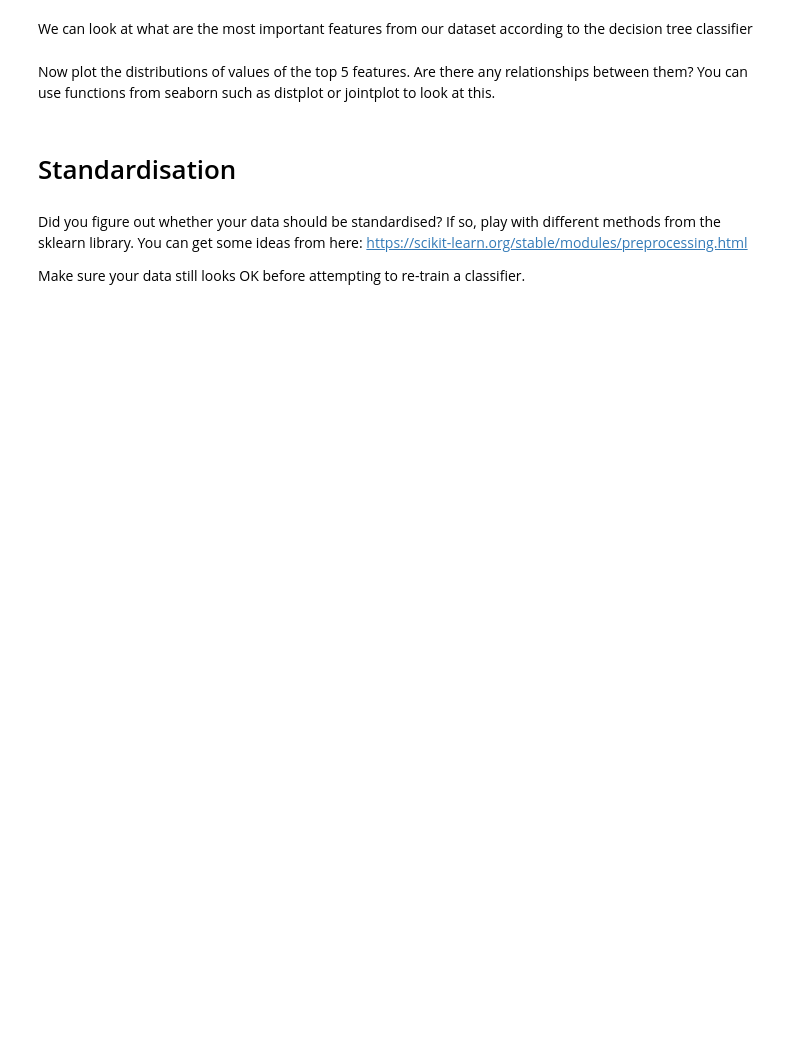
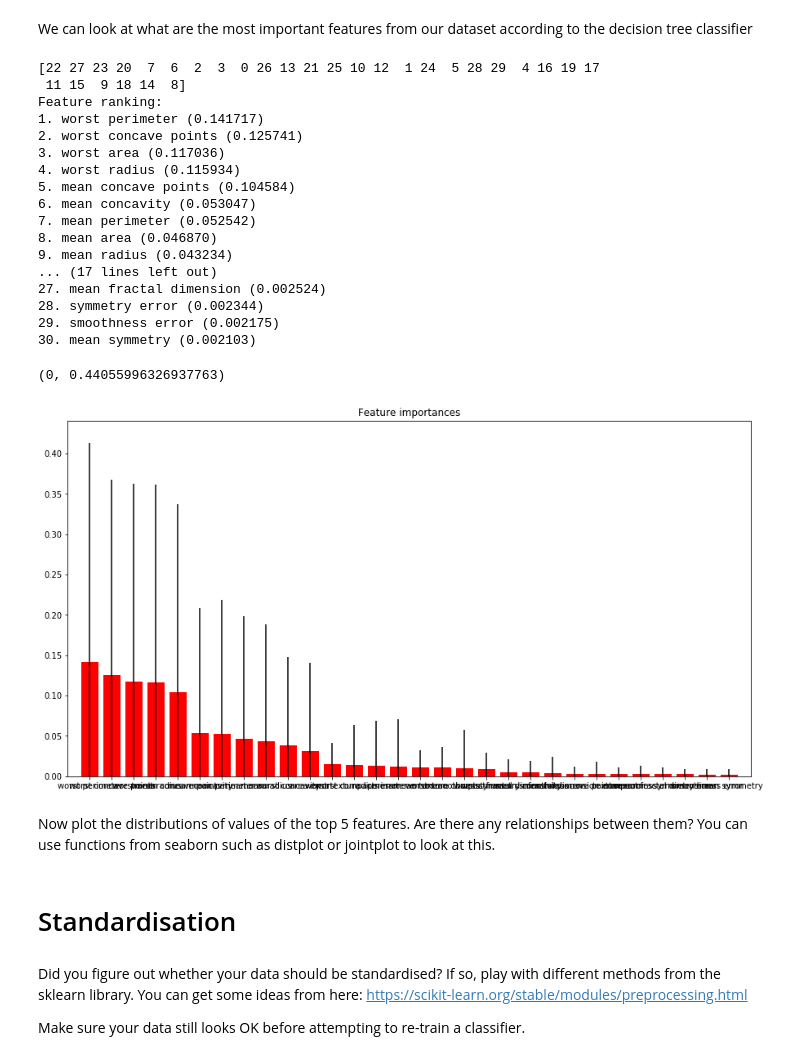
Before and after one commit to clyce/ce888labs, a Jupyter notebook: lab3/Breast_Cancer_dataset.ipynb, the cells around one changed output. Cells and saved outputs as stored; diff of their text form; code cells hidden in the pictures; blank space fills up the shorter version.

```diff
--- a/lab3/Breast_Cancer_dataset.ipynb
+++ b/lab3/Breast_Cancer_dataset.ipynb
@@ -262,28 +355,48 @@ We can look at what are the most important features from our dataset according t
 # %%
 importances = clf.feature_importances_
 std = np.std([tree.feature_importances_ for tree in clf.estimators_], axis=0)
 indices = np.argsort(importances)[::-1]
 print(indices)
 # Print the feature ranking
 print("Feature ranking:")
 
 for f in range(n_features):
     print("%d. %s (%f)" % (f + 1, cancer.feature_names[indices[f]],  importances[indices[f]]))
 
 # Plot the feature importances of the forest
 fig = plt.figure()
 plt.title("Feature importances")  # just the top 10 features
-num_feat_to_plot = 10
+num_feat_to_plot = 30
 plt.bar(range(num_feat_to_plot), importances[indices[:num_feat_to_plot]],
        color="r", yerr=std[indices[:num_feat_to_plot]], align="center")
 plt.xticks(range(num_feat_to_plot), np.array(cancer.feature_names)[indices[:num_feat_to_plot]])
 plt.xlim([-1, num_feat_to_plot])
 fig.set_size_inches(15,8)
 axes = plt.gca()
 axes.set_ylim([0,None])
 
 #plt.savefig("importances.png",bbox_inches='tight')
 #plt.savefig("importances.pdf",bbox_inches='tight')
+# %% [output]
+[22 27 23 20  7  6  2  3  0 26 13 21 25 10 12  1 24  5 28 29  4 16 19 17
+ 11 15  9 18 14  8]
+Feature ranking:
+1. worst perimeter (0.141717)
+2. worst concave points (0.125741)
+3. worst area (0.117036)
+4. worst radius (0.115934)
+5. mean concave points (0.104584)
+6. mean concavity (0.053047)
+7. mean perimeter (0.052542)
+8. mean area (0.046870)
+9. mean radius (0.043234)
+... (17 lines left out)
+27. mean fractal dimension (0.002524)
+28. symmetry error (0.002344)
+29. smoothness error (0.002175)
+30. mean symmetry (0.002103)
+(0, 0.44055996326937763)
+[figure, added]
 # %% [markdown]
 Now plot the distributions of values of the top 5 features. Are there any relationships between them? You can use functions from seaborn such as distplot or jointplot to look at this.
 # %% [markdown]
```
Also changed, not shown: parts of 21 cells of this notebook.
